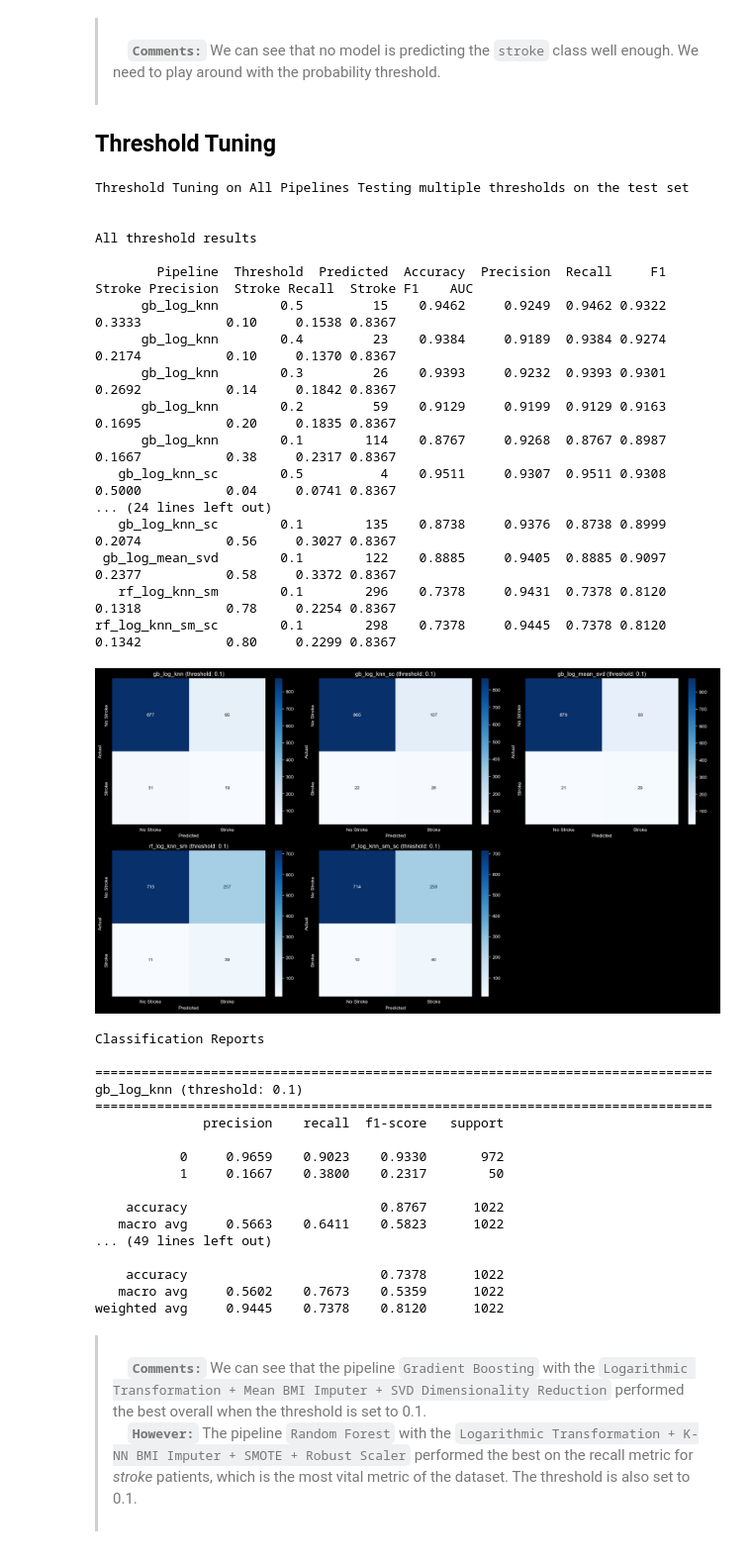
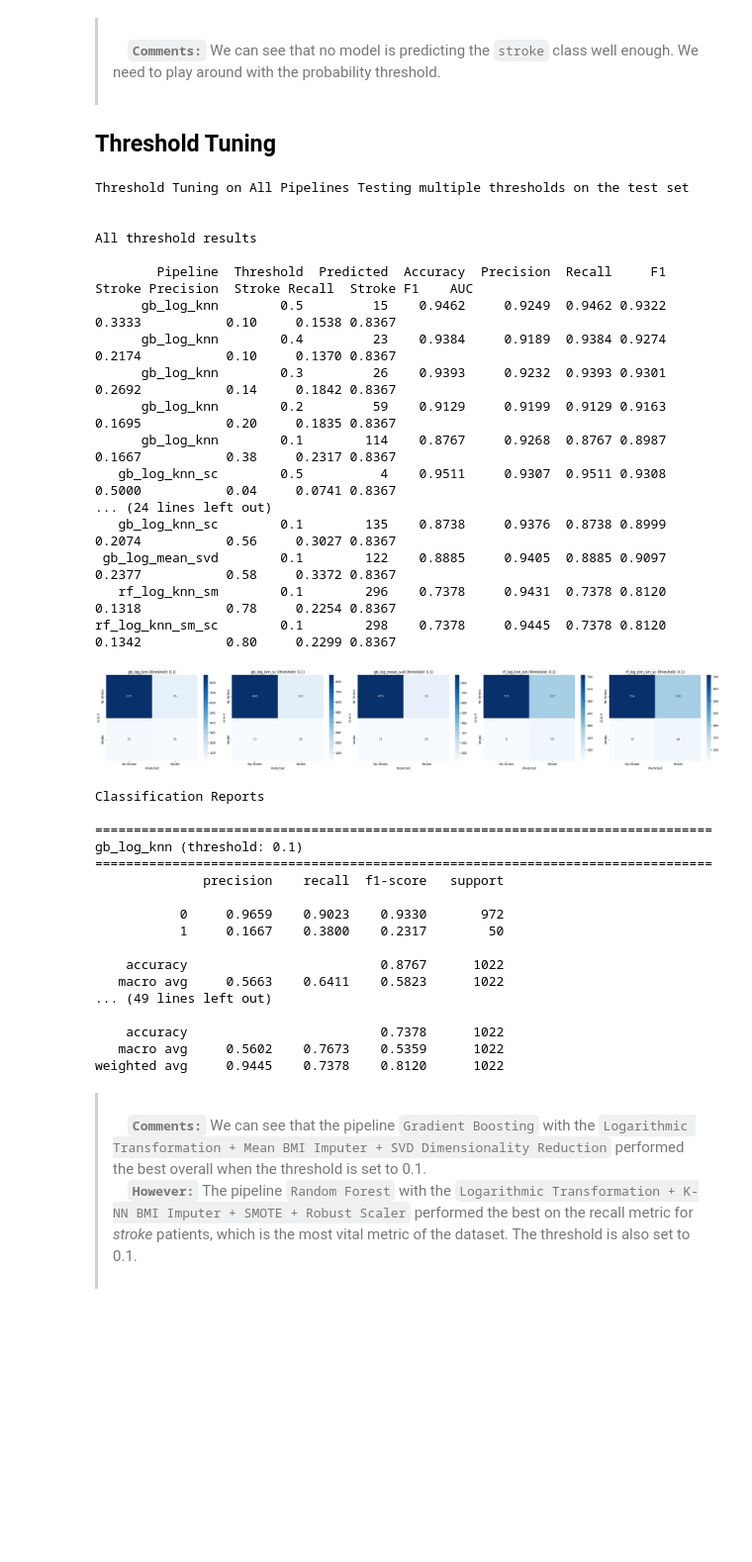
Before and after one commit to stefanosPanteli/EPL448_Team1_StrokePrediction, a Jupyter notebook: project.ipynb, the cells around one changed output. Shown at 99% size. Drawn from its saved outputs; the diff is of its cells as text; code cells hidden in the pictures; blank space fills up the shorter version.

```diff
--- a/project.ipynb
+++ b/project.ipynb
@@ -2114,35 +2114,36 @@ best_threshold_cm_results = {
 }
 
 best_threshold_report_results = {
     row['Result Name']: threshold_report_results[row['Result Name']]
     for _, row in best_threshold_df.iterrows()
 }
 
 # Plot confusion matrices only for the best threshold per pipeline
 plot_confusion_matrices_and_reports(
     best_threshold_cm_results,
     best_threshold_report_results,
-    labels= ['No Stroke', 'Stroke']
+    labels= ['No Stroke', 'Stroke'],
+    ncols= 5
 )
 # %% [output]
 Threshold Tuning on All Pipelines Testing multiple thresholds on the test set
 
 
 All threshold results
 
         Pipeline  Threshold  Predicted  Accuracy  Precision  Recall     F1  Stroke Precision  Stroke Recall  Stroke F1    AUC
       gb_log_knn        0.5         15    0.9462     0.9249  0.9462 0.9322            0.3333           0.10     0.1538 0.8367
       gb_log_knn        0.4         23    0.9384     0.9189  0.9384 0.9274            0.2174           0.10     0.1370 0.8367
       gb_log_knn        0.3         26    0.9393     0.9232  0.9393 0.9301            0.2692           0.14     0.1842 0.8367
       gb_log_knn        0.2         59    0.9129     0.9199  0.9129 0.9163            0.1695           0.20     0.1835 0.8367
       gb_log_knn        0.1        114    0.8767     0.9268  0.8767 0.8987            0.1667           0.38     0.2317 0.8367
    gb_log_knn_sc        0.5          4    0.9511     0.9307  0.9511 0.9308            0.5000           0.04     0.0741 0.8367
 ... (24 lines left out)
    gb_log_knn_sc        0.1        135    0.8738     0.9376  0.8738 0.8999            0.2074           0.56     0.3027 0.8367
  gb_log_mean_svd        0.1        122    0.8885     0.9405  0.8885 0.9097            0.2377           0.58     0.3372 0.8367
    rf_log_knn_sm        0.1        296    0.7378     0.9431  0.7378 0.8120            0.1318           0.78     0.2254 0.8367
 rf_log_knn_sm_sc        0.1        298    0.7378     0.9445  0.7378 0.8120            0.1342           0.80     0.2299 0.8367
-[figure, old version]
+[figure, new version]
 Classification Reports
 
 ================================================================================
```
Also changed, not shown: parts of 28 cells of this notebook.
